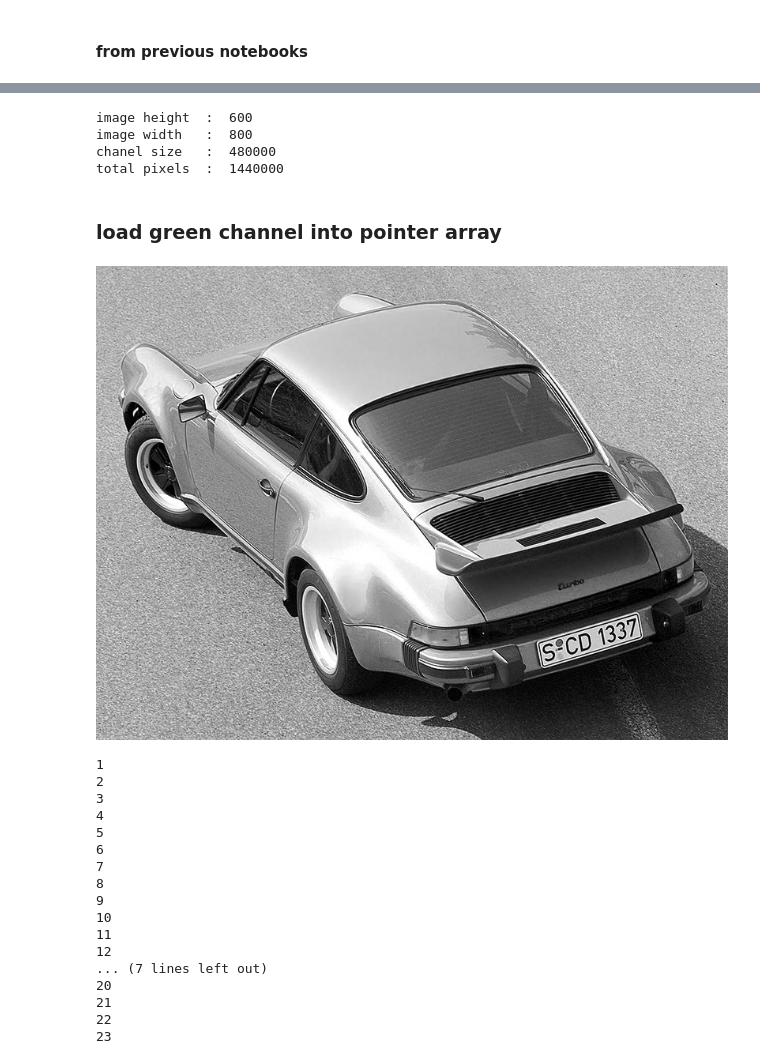
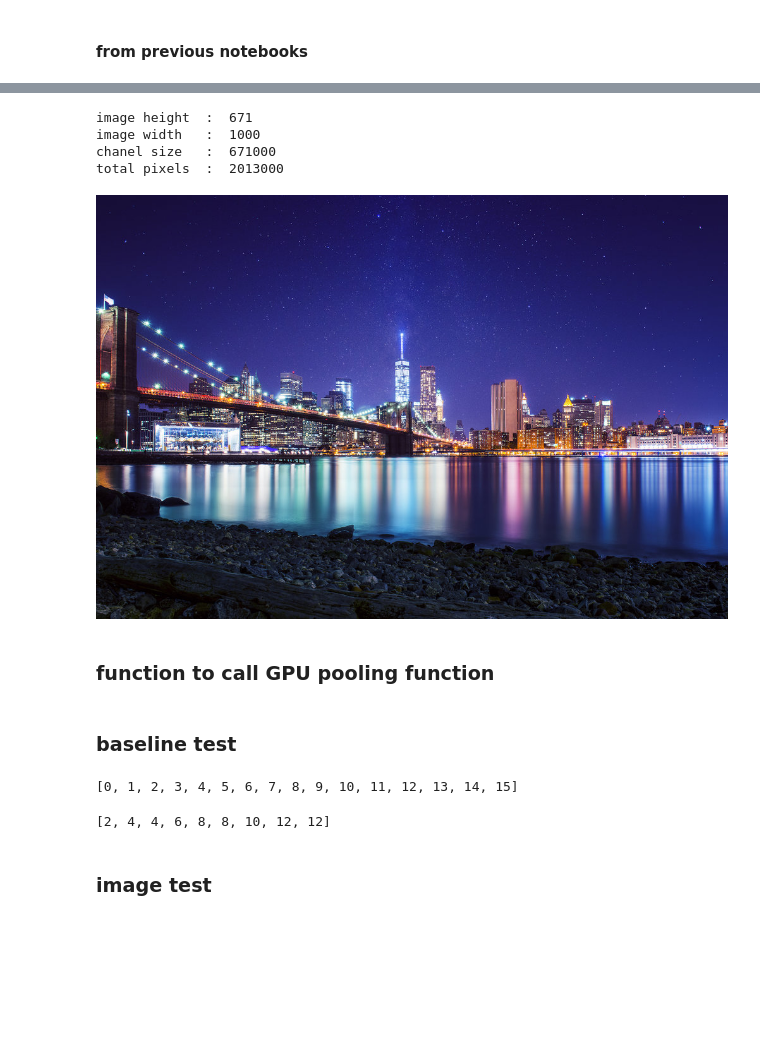
Before and after one commit to will-hill/AI_Decomposed, a Jupyter notebook: 5_GPU_from_Python.ipynb, the cells around one changed output, grey strips where cells are left out. Drawn from its saved outputs; the diff is of its cells as text; code cells hidden in the pictures; blank space fills up the shorter version.

```diff
--- a/5_GPU_from_Python.ipynb
+++ b/5_GPU_from_Python.ipynb
@@ -40,5 +26,5 @@ def display_channel(pixels, width):
 # %%
-image_file = './imgs/green_911_turbo_86.jpeg'
+image_file = './imgs/nyc.jpg'
 [height, width, red,green,blue] = image_meta(image_file)
 channel_size = height * width
 
@@ -47,7 +33,7 @@ print('image width   : ', width)
 print('chanel size   : ', channel_size)
 print('total pixels  : ', channel_size * 3) # 3 channels
 # %% [output]
-image height  :  600
-image width   :  800
-chanel size   :  480000
-total pixels  :  1440000
+image height  :  671
+image width   :  1000
+chanel size   :  671000
+total pixels  :  2013000
@@ -93,2 +39,0 @@ def PY_recurse_pooling(mat, width, kernel_funct, recurse_cnt):
-# %% [markdown]
-### load green channel into pointer array
@@ -124,37 +40,6 @@ def GPU_recurse_pooling(mat, width, recurse_cnt, use_max, GPU_pooling):
-# %%
-display_channel(green,width)
-
-mat = green
-w = width
-max = 25
-use_max = False
-recurse_cnt = 1
-
-# create reference to GPU fucntion
-GPU_pooling = cdll.LoadLibrary('./gpu/gpu.so').pooling
-
-for i in range(1,max+1,1):
-    print(i,', ', end='', flush=True)
-    mat = GPU_recurse_pooling(mat,w,recurse_cnt,use_max, GPU_pooling)
-    w = w -1
-    if i == max:
-        display_channel(mat,w)
-# %% [output]
-[figure, removed]
-1
-2
-3
-4
-5
-6
-7
-8
-9
-10
-11
-12
-... (7 lines left out)
-20
-21
-22
-23
+# %%
+Image.open(image_file)
+# %% [output]
+[figure, added]
+# %% [markdown]
+### function to call GPU pooling function
@@ -160,0 +48,11 @@ for i in range(1,max+1,1):
+# %% [markdown]
+### baseline test
+# %%
+mat = list(range(0,16,1))
+display(mat)
+native_recurse_pooling(mat, 4, 1, False, GPU_pooling)
+# %% [output]
+[0, 1, 2, 3, 4, 5, 6, 7, 8, 9, 10, 11, 12, 13, 14, 15]
+[2, 4, 4, 6, 8, 8, 10, 12, 12]
+# %% [markdown]
+### image test
```
Also changed, not shown: parts of 12 cells of this notebook, 8 other files.
